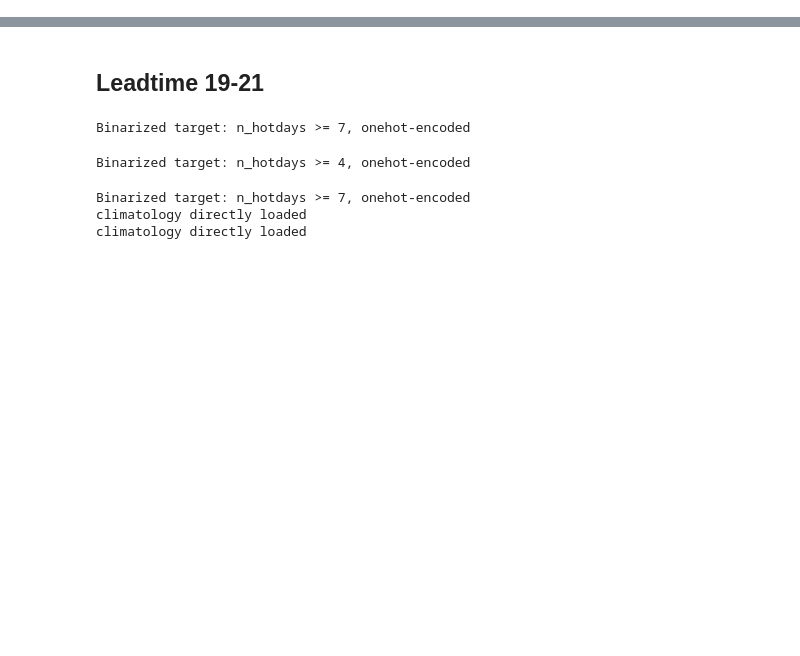
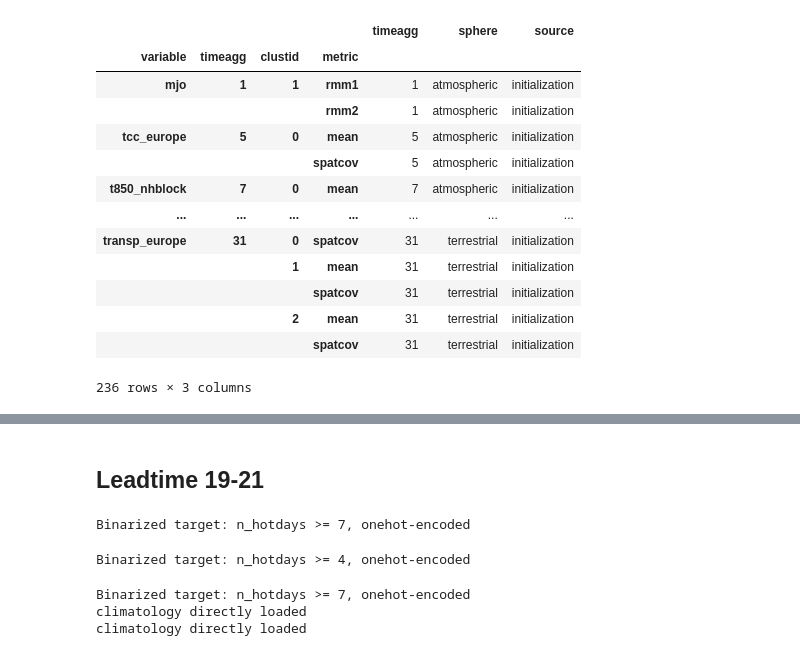
Before and after one commit to chiemvs/Hybrid, a Jupyter notebook: notebooks/predictor_selection.ipynb, the cells around one changed output, grey strips where cells are left out. Drawn from its saved outputs; the diff is of its cells as text; code cells hidden in the pictures; blank space fills up the shorter version.

```diff
--- a/notebooks/predictor_selection.ipynb
+++ b/notebooks/predictor_selection.ipynb
@@ -82,0 +86,11 @@ def scatter(df, xcol, ycol, n_names = 10, title: str = None):
+# %%
+timeagg = 31
+quantile = 0.5
+targetname = f'tg-anom_JJA_45r1_{timeagg}D-roll-mean_q{quantile}_sep12-15'
+measures = compute_imps(targetname =targetname, with_gmst = False)
+single = load_sequential_imps(name = targetname + '_single_d20_b3',force_rank=False)
+single.name = 'single'
+multi = load_sequential_imps(name = targetname + '_multi_d20_b3', npreds = len(single))
+multi.name = 'multi'
+combined = measures.join(single, how = 'left').join(multi, how = 'left')
+#combined.loc[combined['multi'].isnull(),'multi'] = 1
@@ -82,0 +135,17 @@ def scatter(df, xcol, ycol, n_names = 10, title: str = None):
+# %%
+properties
+# %% [output]
+|  |  |  |  | timeagg | sphere | source |
+| variable | timeagg | clustid | metric |  |  |  |
+| mjo | 1 | 1 | rmm1 | 1 | atmospheric | initialization |
+|  |  |  | rmm2 | 1 | atmospheric | initialization |
+| tcc_europe | 5 | 0 | mean | 5 | atmospheric | initialization |
+|  |  |  | spatcov | 5 | atmospheric | initialization |
+| t850_nhblock | 7 | 0 | mean | 7 | atmospheric | initialization |
+| ... | ... | ... | ... | ... | ... | ... |
+| transp_europe | 31 | 0 | spatcov | 31 | terrestrial | initialization |
+|  |  | 1 | mean | 31 | terrestrial | initialization |
+|  |  |  | spatcov | 31 | terrestrial | initialization |
+|  |  | 2 | mean | 31 | terrestrial | initialization |
+|  |  |  | spatcov | 31 | terrestrial | initialization |
+236 rows × 3 columns
```
Also changed, not shown: parts of 13 cells of this notebook, 2 other files.
